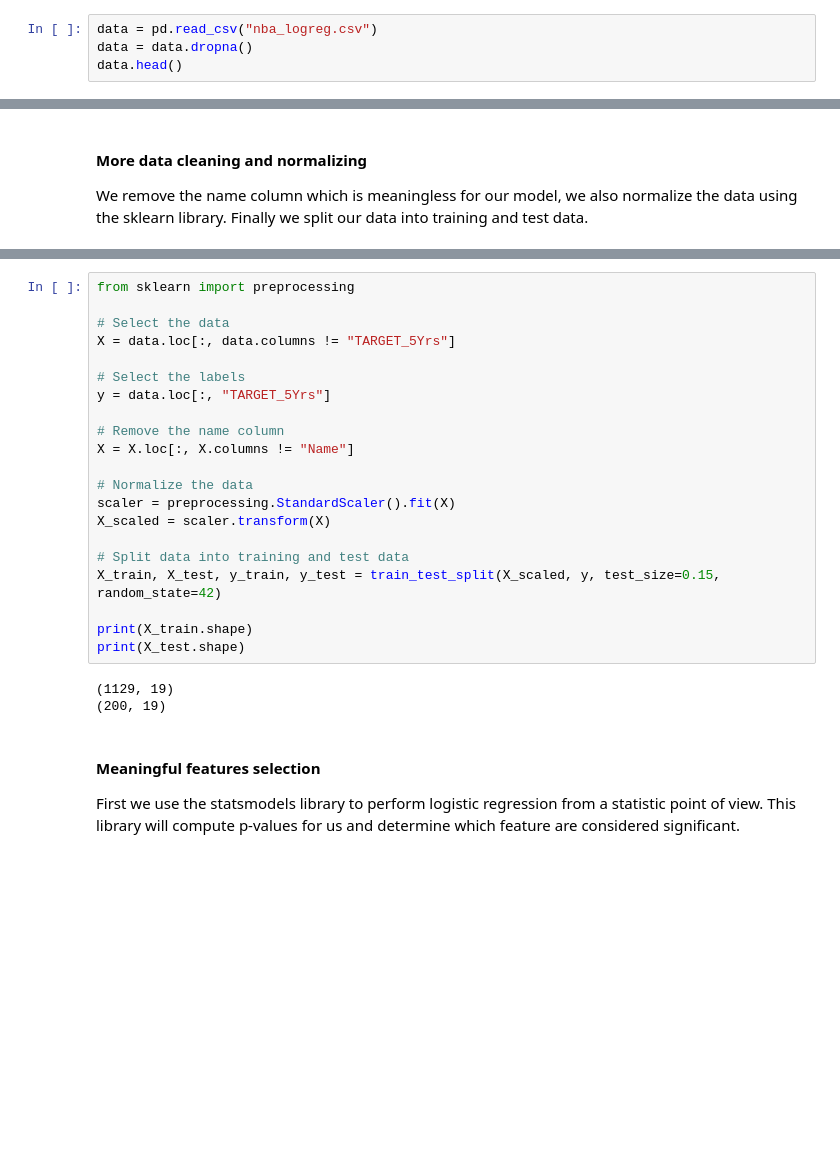
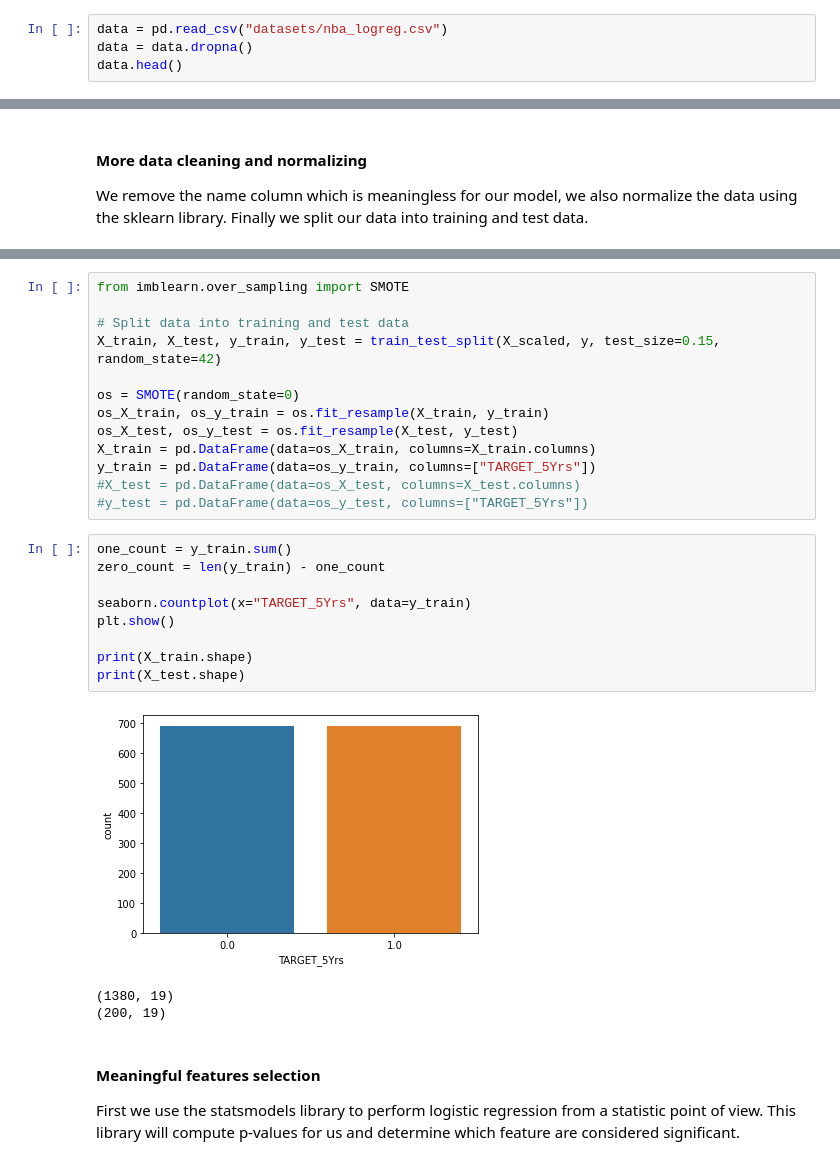
Before and after one commit to pauldoucet/nba-rookie-classification, a Jupyter notebook: NBA Rookie Logistic Regression.ipynb, the cells around one changed output, grey strips where cells are left out. Saved outputs shown, nothing was run; the diff lists cells and outputs as text; blank space fills up the shorter version.

Commit message:
balance training data, add conclusion

```diff
--- a/NBA Rookie Logistic Regression.ipynb
+++ b/NBA Rookie Logistic Regression.ipynb
@@ -8,7 +8,7 @@ from sklearn.model_selection import train_test_split
 ## 1 - Data loading and cleaning
 We first load the csv file into a panda dataframe and drop every row with missing information (i.e. a null value)
 # %%
-data = pd.read_csv("nba_logreg.csv")
+data = pd.read_csv("datasets/nba_logreg.csv")
 data = data.dropna()
 data.head()
 # %% [output]
@@ -73,27 +87,29 @@ We remove the name column which is meaningless for our model, we also normalize
 # %%
-from sklearn import preprocessing
-
-# Select the data
-X = data.loc[:, data.columns != "TARGET_5Yrs"]
-
-# Select the labels
-y = data.loc[:, "TARGET_5Yrs"]
-
-# Remove the name column
-X = X.loc[:, X.columns != "Name"]
-
-# Normalize the data
-scaler = preprocessing.StandardScaler().fit(X)
-X_scaled = scaler.transform(X)
+from imblearn.over_sampling import SMOTE
 
 # Split data into training and test data
 X_train, X_test, y_train, y_test = train_test_split(X_scaled, y, test_size=0.15, random_state=42)
 
-print(X_train.shape)
-print(X_test.shape)
+os = SMOTE(random_state=0)
+os_X_train, os_y_train = os.fit_resample(X_train, y_train)
+os_X_test, os_y_test = os.fit_resample(X_test, y_test)
+X_train = pd.DataFrame(data=os_X_train, columns=X_train.columns)
+y_train = pd.DataFrame(data=os_y_train, columns=["TARGET_5Yrs"])
+#X_test = pd.DataFrame(data=os_X_test, columns=X_test.columns)
+#y_test = pd.DataFrame(data=os_y_test, columns=["TARGET_5Yrs"])
-# %% [output]
-(1129, 19)
-(200, 19)
+# %%
+one_count = y_train.sum()
+zero_count = len(y_train) - one_count
+
+seaborn.countplot(x="TARGET_5Yrs", data=y_train)
+plt.show()
+
+print(X_train.shape)
+print(X_test.shape)
+# %% [output]
+[figure, added]
+(1380, 19)
+(200, 19)
 # %% [markdown]
 #### Meaningful features selection
 First we use the statsmodels library to perform logistic regression from a statistic point of view. This library will compute p-values for us and determine which feature are considered significant.
```
Also changed, not shown: parts of 9 cells of this notebook, 2 other files.
